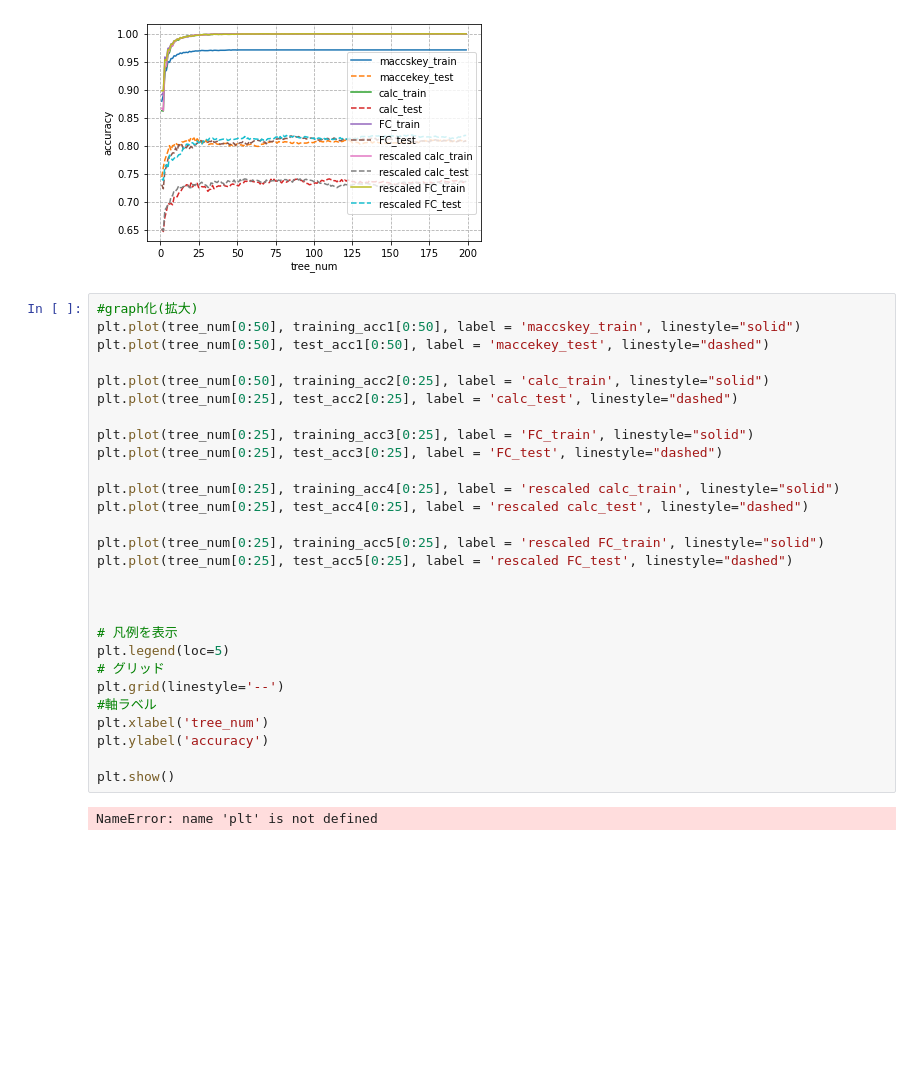
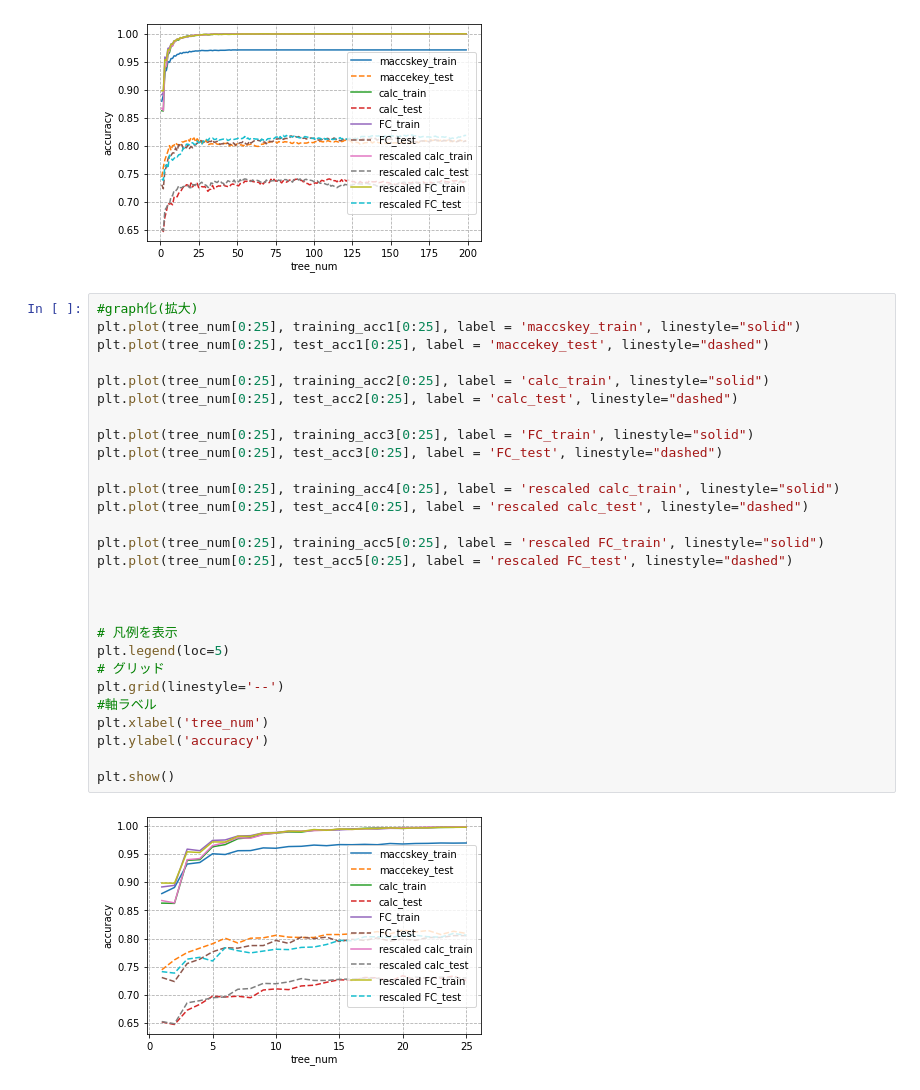
Before and after one commit to kojima-r/MolPredictionTutorial, a Jupyter notebook: RandomForest/Ames_SDF_RandomForest-Maccs.ipynb, the cells around one changed output. Drawn from its saved outputs; the diff is of its cells as text; blank space fills up the shorter version.

```diff
--- a/RandomForest/Ames_SDF_RandomForest-Maccs.ipynb
+++ b/RandomForest/Ames_SDF_RandomForest-Maccs.ipynb
@@ -338,31 +338,31 @@ plt.show()
 [figure]
 # %%
 #graph化(拡大)
-plt.plot(tree_num[0:50], training_acc1[0:50], label = 'maccskey_train', linestyle="solid")
-plt.plot(tree_num[0:50], test_acc1[0:50], label = 'maccekey_test', linestyle="dashed")
+plt.plot(tree_num[0:25], training_acc1[0:25], label = 'maccskey_train', linestyle="solid")
+plt.plot(tree_num[0:25], test_acc1[0:25], label = 'maccekey_test', linestyle="dashed")
 
-plt.plot(tree_num[0:50], training_acc2[0:25], label = 'calc_train', linestyle="solid")
+plt.plot(tree_num[0:25], training_acc2[0:25], label = 'calc_train', linestyle="solid")
 plt.plot(tree_num[0:25], test_acc2[0:25], label = 'calc_test', linestyle="dashed")
 
 plt.plot(tree_num[0:25], training_acc3[0:25], label = 'FC_train', linestyle="solid")
 plt.plot(tree_num[0:25], test_acc3[0:25], label = 'FC_test', linestyle="dashed")
 
 plt.plot(tree_num[0:25], training_acc4[0:25], label = 'rescaled calc_train', linestyle="solid")
 plt.plot(tree_num[0:25], test_acc4[0:25], label = 'rescaled calc_test', linestyle="dashed")
 
 plt.plot(tree_num[0:25], training_acc5[0:25], label = 'rescaled FC_train', linestyle="solid")
 plt.plot(tree_num[0:25], test_acc5[0:25], label = 'rescaled FC_test', linestyle="dashed")
 
 
 
 # 凡例を表示
 plt.legend(loc=5)
 # グリッド
 plt.grid(linestyle='--')
 #軸ラベル
 plt.xlabel('tree_num')
 plt.ylabel('accuracy')
 
 plt.show()
 # %% [output]
-NameError: name 'plt' is not defined
+[figure, added]
```
Also changed, not shown: parts of 7 cells of this notebook, 1 other file.
